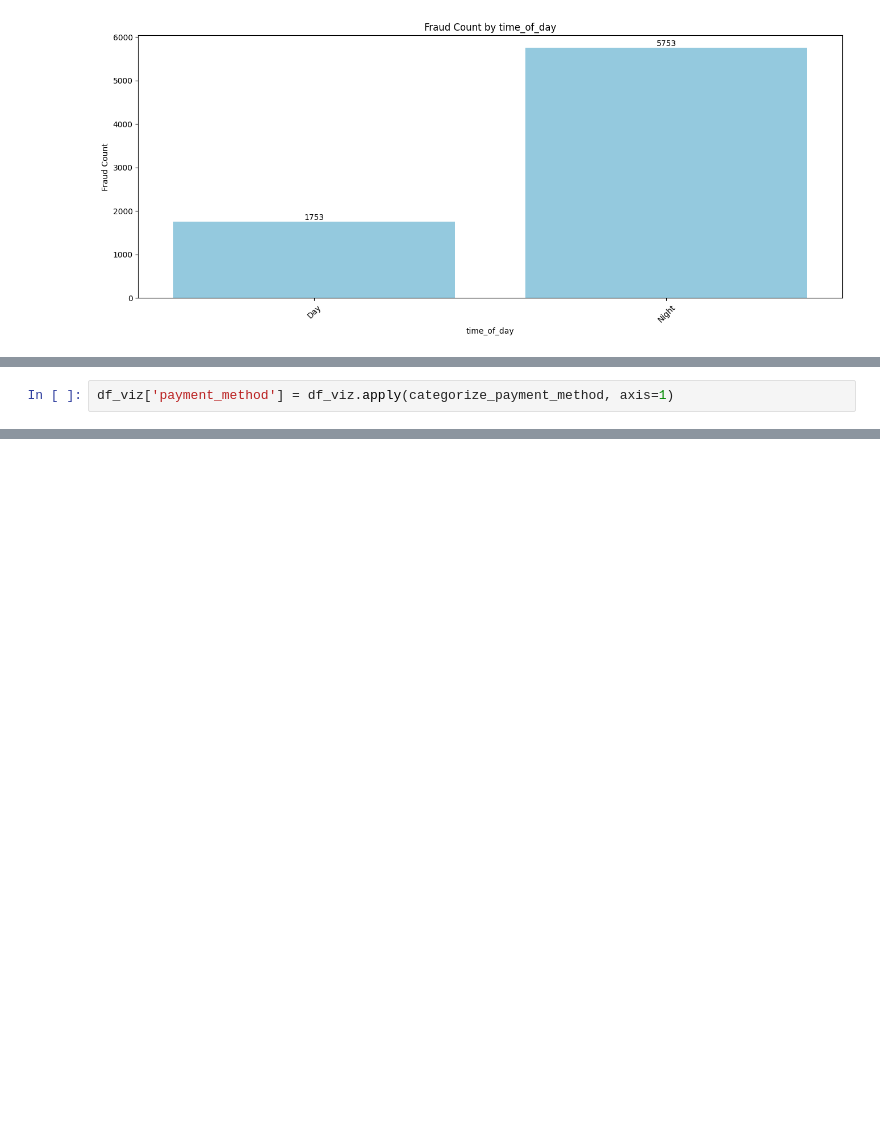
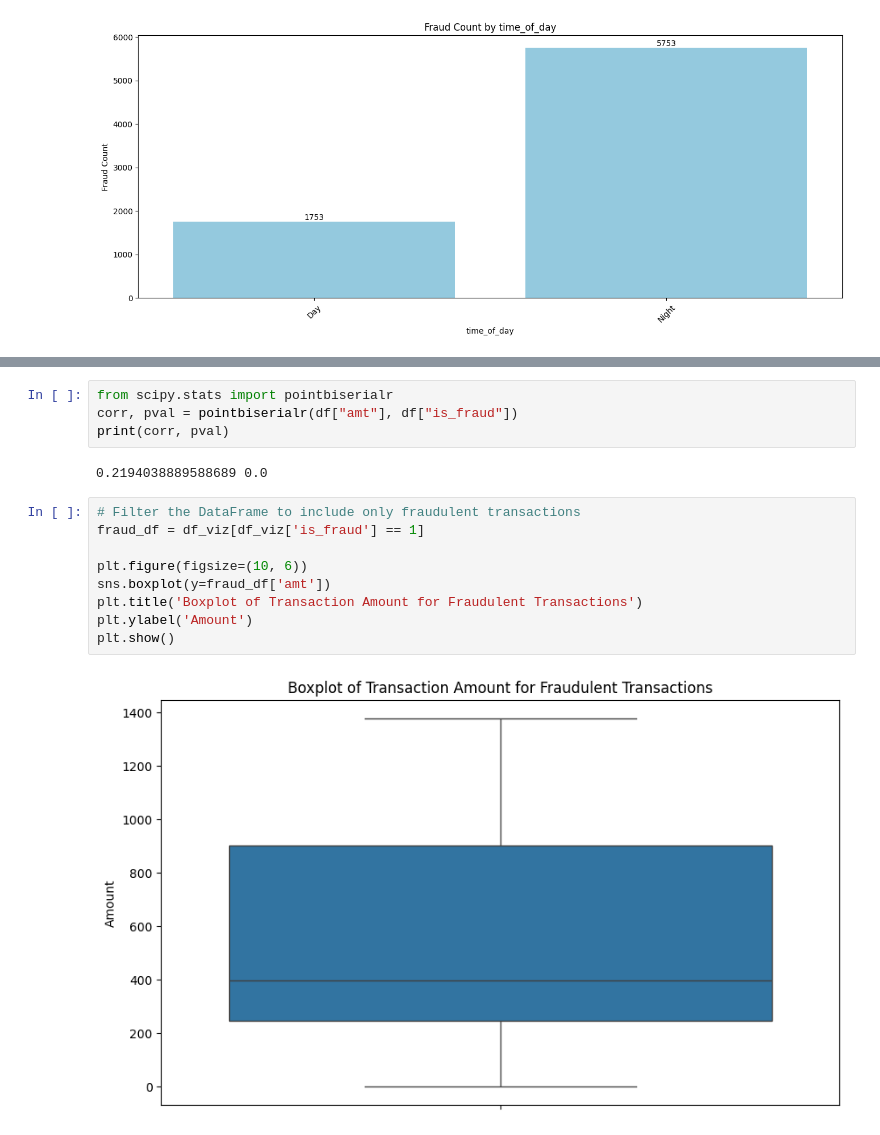
Before and after one commit to AubLambert/FraudDetection, a Jupyter notebook: Fraud_Detection.ipynb, the cells around one changed output, grey strips where cells are left out. Saved outputs shown, nothing was run; the diff lists cells and outputs as text; blank space fills up the shorter version.

```diff
--- a/Fraud_Detection.ipynb
+++ b/Fraud_Detection.ipynb
@@ -550,2 +528,0 @@ Apply the function to the DataFrame to create a new column named 'payment_method
-# %%
-df_viz['payment_method'] = df_viz.apply(categorize_payment_method, axis=1)
@@ -562,0 +536,17 @@ dtype: int64
+# %%
+from scipy.stats import pointbiserialr
+corr, pval = pointbiserialr(df["amt"], df["is_fraud"])
+print(corr, pval)
+# %% [output]
+0.2194038889588689 0.0
+# %%
+# Filter the DataFrame to include only fraudulent transactions
+fraud_df = df_viz[df_viz['is_fraud'] == 1]
+
+plt.figure(figsize=(10, 6))
+sns.boxplot(y=fraud_df['amt'])
+plt.title('Boxplot of Transaction Amount for Fraudulent Transactions')
+plt.ylabel('Amount')
+plt.show()
+# %% [output]
+[figure, added]
```
Also changed, not shown: parts of 17 cells of this notebook.
